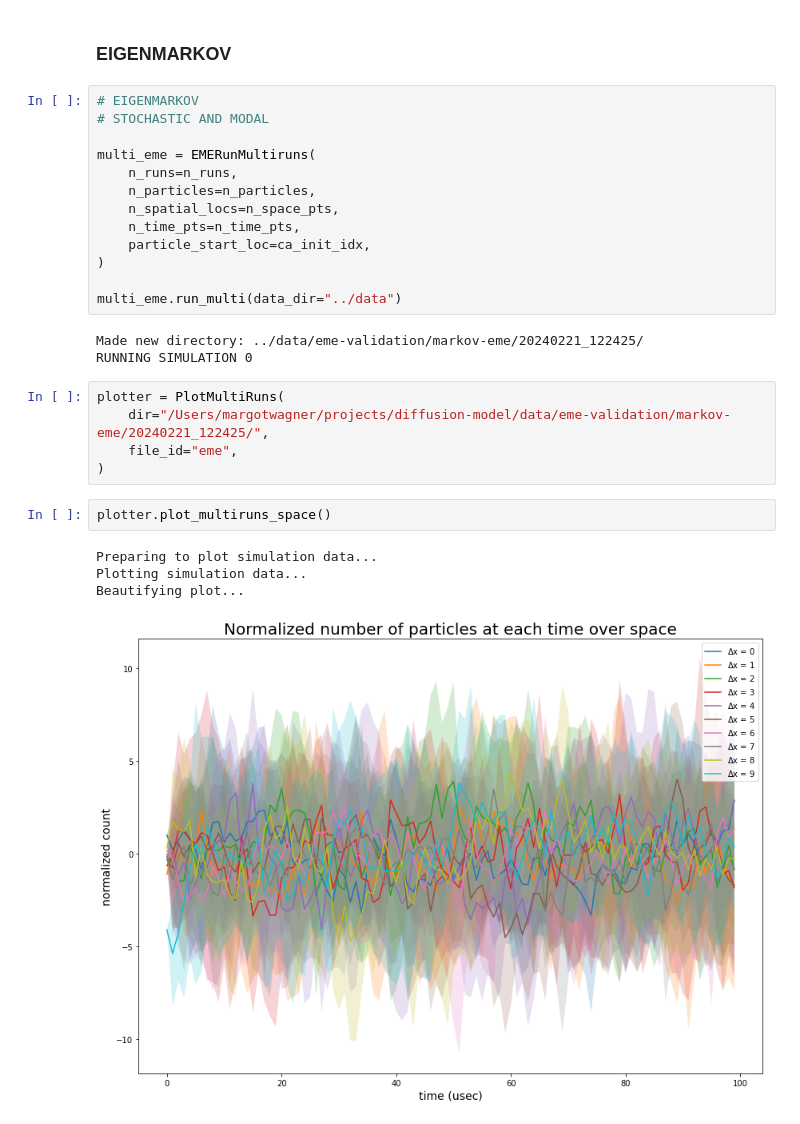
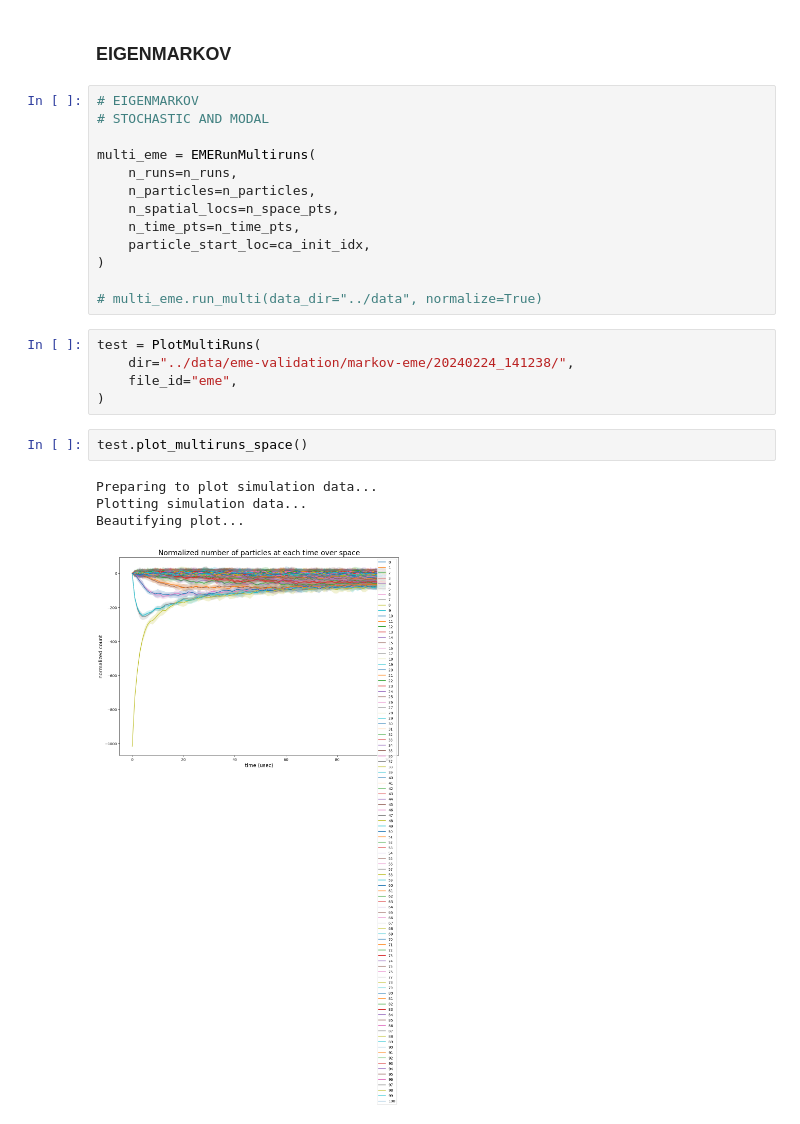
Before and after one commit to margotwagner/diffusion-model, a Jupyter notebook: notebooks/eme-scale-exp.ipynb, the cells around one changed output. Cells and saved outputs as stored; diff of their text form.

```diff
--- a/notebooks/eme-scale-exp.ipynb
+++ b/notebooks/eme-scale-exp.ipynb
@@ -147,22 +144,19 @@ multi_eme = EMERunMultiruns(
     particle_start_loc=ca_init_idx,
 )
 
-multi_eme.run_multi(data_dir="../data")
+# multi_eme.run_multi(data_dir="../data", normalize=True)
-# %% [output]
-Made new directory: ../data/eme-validation/markov-eme/20240221_122425/
-RUNNING SIMULATION 0
 # %%
-plotter = PlotMultiRuns(
-    dir="/Users/margotwagner/projects/diffusion-model/data/eme-validation/markov-eme/20240221_122425/",
+test = PlotMultiRuns(
+    dir="../data/eme-validation/markov-eme/20240224_141238/",
     file_id="eme",
 )
 # %%
-plotter.plot_multiruns_space()
+test.plot_multiruns_space()
 # %% [output]
 Preparing to plot simulation data...
 Plotting simulation data...
 Beautifying plot...
-[figure, old version]
+[figure, new version]
 # %%
 import sys
 
```
Also changed, not shown: parts of 7 cells of this notebook, 3 other files.
